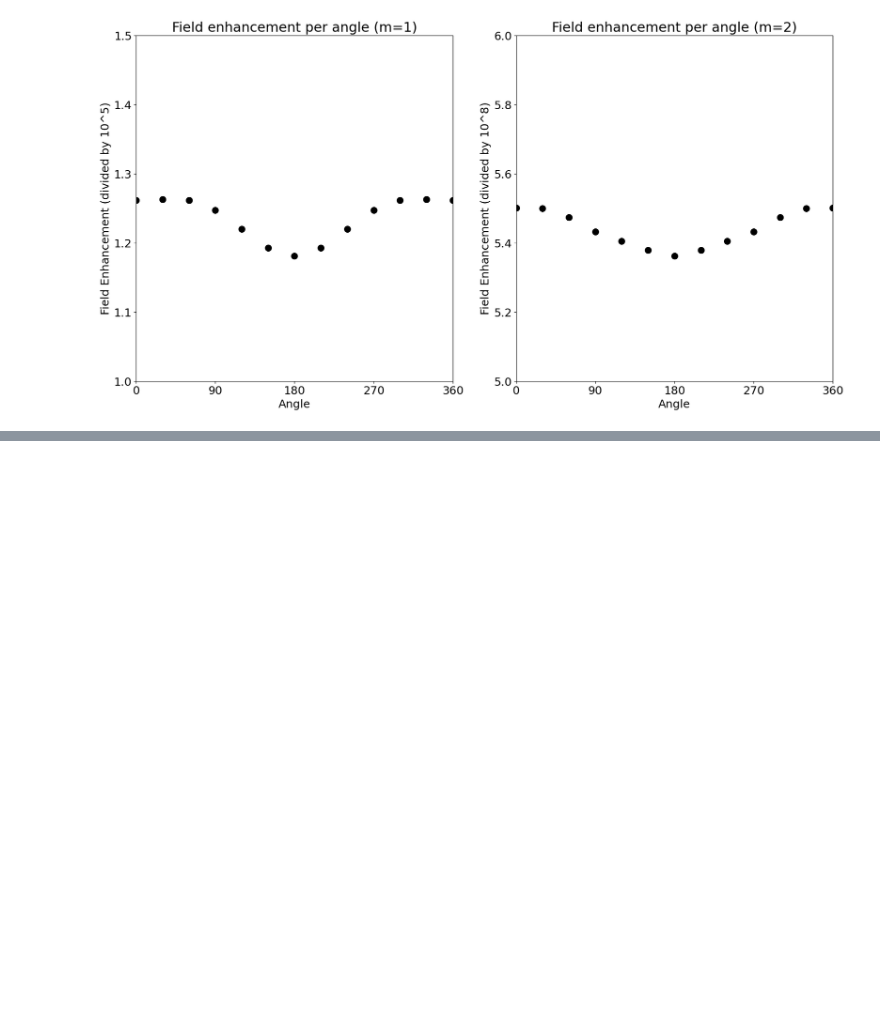
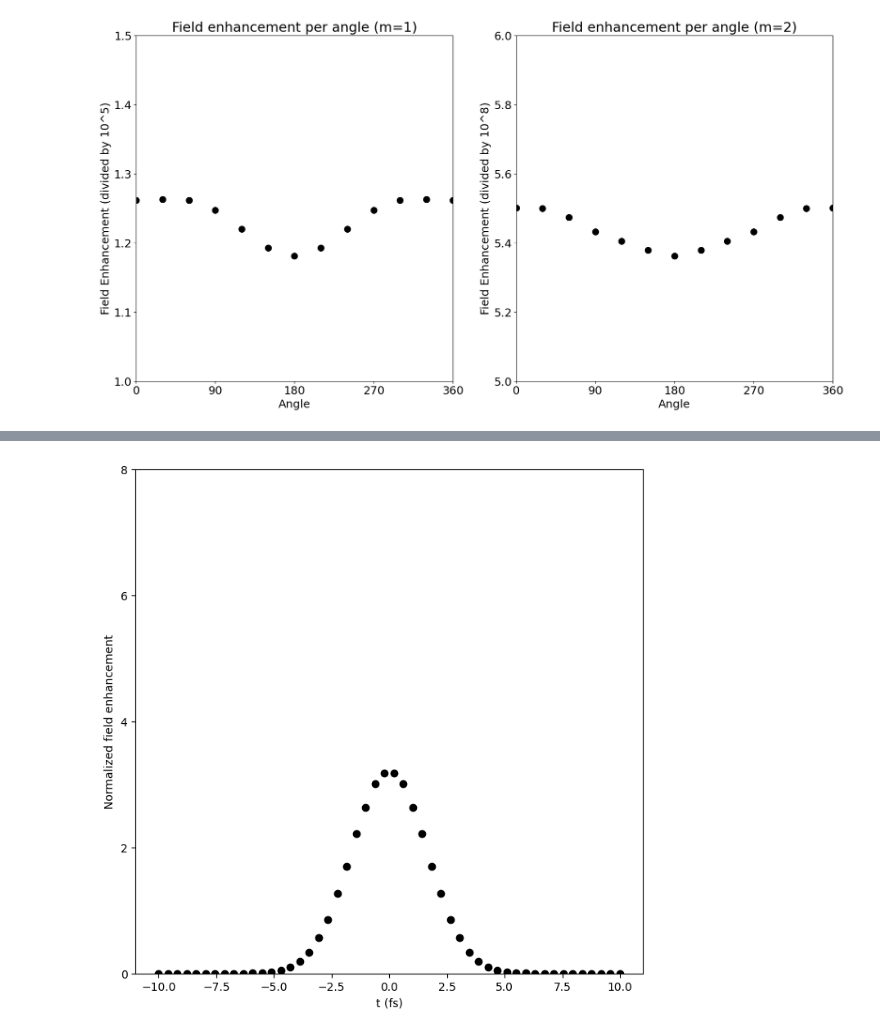
Before and after one commit to AliGhorashiCMT/Coherent-Perfect-Absorption, a Jupyter notebook: cylinders/Passive sink plane waves and time domain.ipynb, the cells around one changed output, grey strips where cells are left out. Saved outputs shown, nothing was run; the diff lists cells and outputs as text; code cells hidden in the pictures; blank space fills up the shorter version.

```diff
--- a/cylinders/Passive sink plane waves and time domain.ipynb
+++ b/cylinders/Passive sink plane waves and time domain.ipynb
@@ -167,0 +233,47 @@ ax2.set_title("Field enhancement per angle (m=2)");
+# %%
+# Electric field in vacuum (s=1, which means we only have a Bessel function of the first kind)
+c = 300 # speed of light in nm/fs
+r = 5.1
+m = 1
+def E_vacuum_rho(omega):
+    k = omega/c
+    kr = k*r
+    return (m/r)*jv(m, kr) # We put the factor of i in the integral below
+def E_vacuum_theta(omega):
+    k = omega/c
+    kr = k*r
+    return -k*jvp(m, kr) # E_rho, E_theta
+# Electric field for a perfectly absorbing scatterer (for r>R) (s=-1 so we only have a Bessel function of the second kind outside the scatterer
+# Note that we have a factor of 1/2 as compared to the passive sink since some of the Hankel function is absorbed.
+def E_scatterer_rho(omega):
+    k = omega/c
+    kr = k*r
+    return (m/r)*yv(m, kr)/2 # We put the factor of i in the integral below
+def E_scatterer_theta(omega):
+    k = omega/c
+    kr = k*r
+    return -k*yvp(m, kr)/2
+# %%
+# f(omega)
+def fourier_gaussian(omega):
+    return (sqrt(2*pi)/sigma_omega)*exp(-(omega-omega_c)**2/(2*sigma_omega**2))
+# %%
+M = 50
+Ts_6c = linspace(-10, 10, M)
+E_vacuum_rho_t = [quad(lambda omega: sin(omega*t)*fourier_gaussian(omega)*E_vacuum_rho(omega), 1, 5)[0] for t in Ts_6c]
+E_vacuum_theta_t = [quad(lambda omega: cos(omega*t)*fourier_gaussian(omega)*E_vacuum_theta(omega), 1, 5)[0] for t in Ts_6c]
+
+E_scatterer_rho_t = [quad(lambda omega: sin(omega*t)*fourier_gaussian(omega)*E_scatterer_rho(omega), 1, 5)[0] for t in Ts_6c]
+E_scatterer_theta_t = [quad(lambda omega: cos(omega*t)*fourier_gaussian(omega)*E_scatterer_theta(omega), 1, 5)[0] for t in Ts_6c]
+
+vacuum_intensity = np.abs(E_vacuum_rho_t)**2+np.abs(E_vacuum_theta_t)**2
+scatterer_intensity = np.abs(E_scatterer_rho_t)**2+np.abs(E_scatterer_theta_t)**2
+# %%
+fig, ax = plt.subplots(figsize=(8, 8))
+ax.scatter(Ts_6c, scatterer_intensity/vacuum_intensity.max()/1e4, color="black")
+ax.set_ylim(0, 8)
+ax.set_xlabel("t (fs)");
+ax.set_ylabel("Normalized field enhancement");
+ax.set_yticks(linspace(0, 8, 5));
+# %% [output]
+[figure, added]
```
Also changed, not shown: parts of 13 cells of this notebook.
